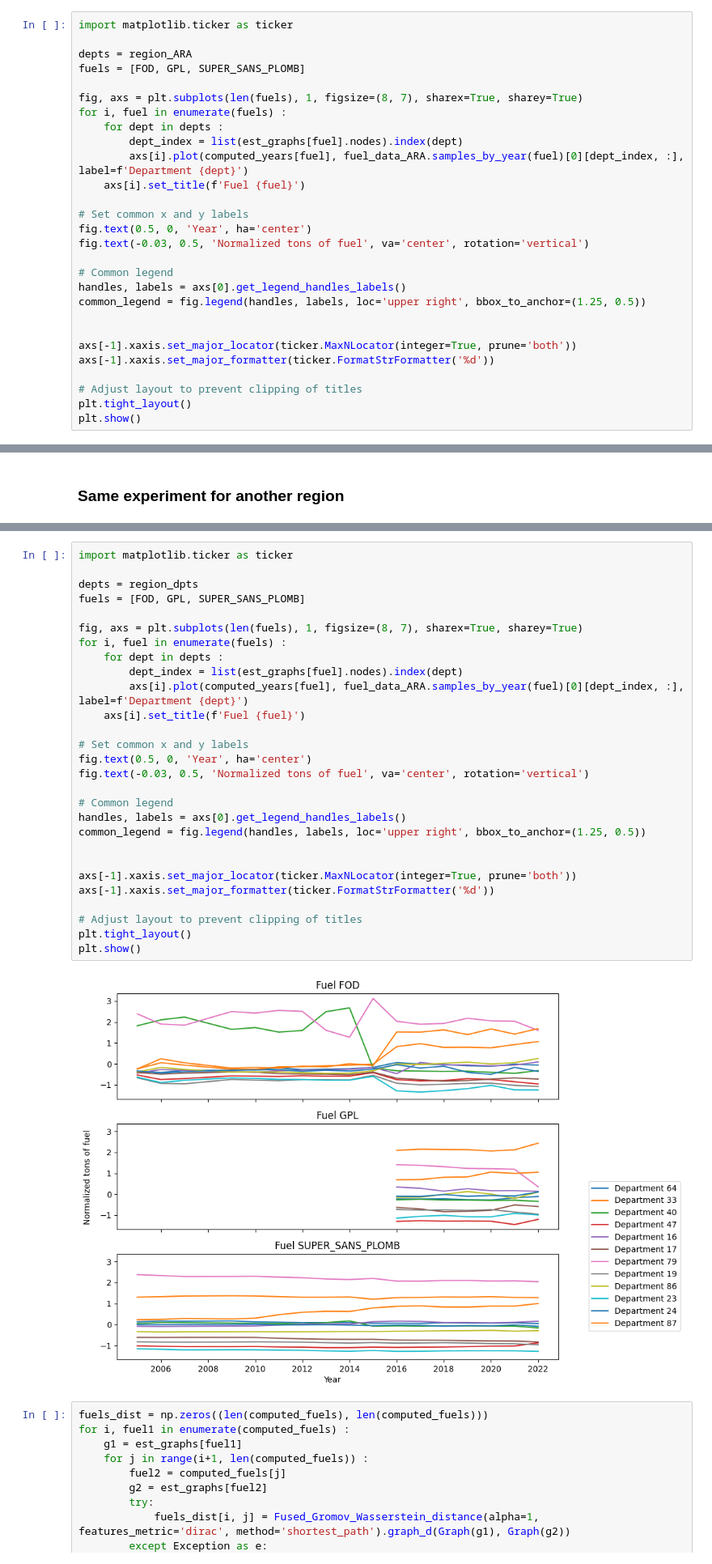
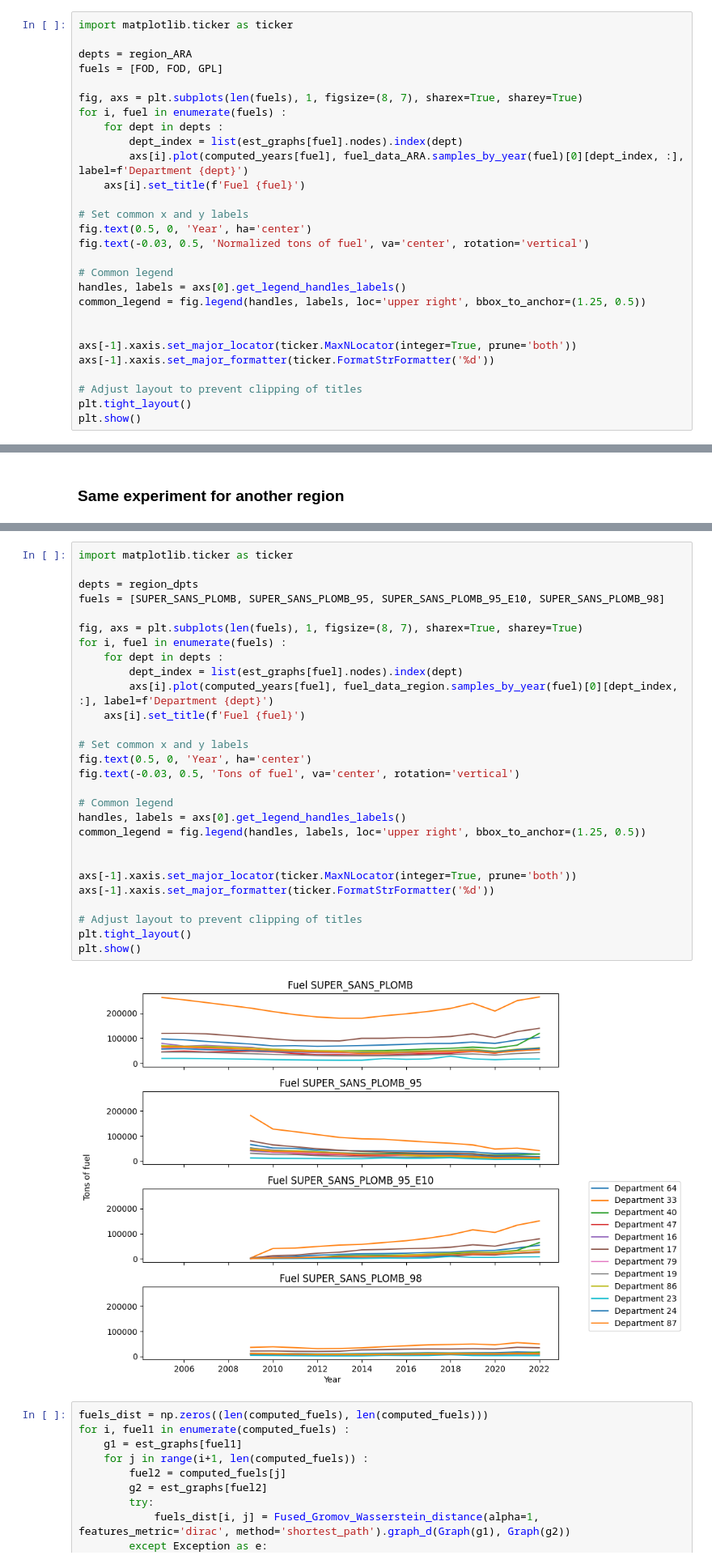
Before and after one commit to MathildeDupouy/learnGraph, a Jupyter notebook: scripts/realData_analyse_data.ipynb, the cells around one changed output, grey strips where cells are left out. Shown at 81% size. Saved outputs shown, nothing was run; the diff lists cells and outputs as text.

```diff
--- a/scripts/realData_analyse_data.ipynb
+++ b/scripts/realData_analyse_data.ipynb
@@ -126,7 +126,7 @@ for fuel in fuels :
 import matplotlib.ticker as ticker
 
 depts = region_ARA
-fuels = [FOD, GPL, SUPER_SANS_PLOMB]
+fuels = [FOD, FOD, GPL]
 
 fig, axs = plt.subplots(len(fuels), 1, figsize=(8, 7), sharex=True, sharey=True)
 for i, fuel in enumerate(fuels) :
@@ -343,33 +343,33 @@ for fuel in fuels :
 # %%
 import matplotlib.ticker as ticker
 
 depts = region_dpts
-fuels = [FOD, GPL, SUPER_SANS_PLOMB]
+fuels = [SUPER_SANS_PLOMB, SUPER_SANS_PLOMB_95, SUPER_SANS_PLOMB_95_E10, SUPER_SANS_PLOMB_98]
 
 fig, axs = plt.subplots(len(fuels), 1, figsize=(8, 7), sharex=True, sharey=True)
 for i, fuel in enumerate(fuels) :
     for dept in depts :
         dept_index = list(est_graphs[fuel].nodes).index(dept)
-        axs[i].plot(computed_years[fuel], fuel_data_ARA.samples_by_year(fuel)[0][dept_index, :], label=f'Department {dept}')
+        axs[i].plot(computed_years[fuel], fuel_data_region.samples_by_year(fuel)[0][dept_index, :], label=f'Department {dept}')
     axs[i].set_title(f'Fuel {fuel}')
 
 # Set common x and y labels
 fig.text(0.5, 0, 'Year', ha='center')
-fig.text(-0.03, 0.5, 'Normalized tons of fuel', va='center', rotation='vertical')
+fig.text(-0.03, 0.5, 'Tons of fuel', va='center', rotation='vertical')
 
 # Common legend
 handles, labels = axs[0].get_legend_handles_labels()
 common_legend = fig.legend(handles, labels, loc='upper right', bbox_to_anchor=(1.25, 0.5))
 
 
 axs[-1].xaxis.set_major_locator(ticker.MaxNLocator(integer=True, prune='both'))
 axs[-1].xaxis.set_major_formatter(ticker.FormatStrFormatter('%d'))
 
 # Adjust layout to prevent clipping of titles
 plt.tight_layout()
 plt.show()
 # %% [output]
-[figure, old version]
+[figure, new version]
 # %%
 fuels_dist = np.zeros((len(computed_fuels), len(computed_fuels)))
 for i, fuel1 in enumerate(computed_fuels) :
```
Also changed, not shown: parts of 4 cells of this notebook, 12 other files.
